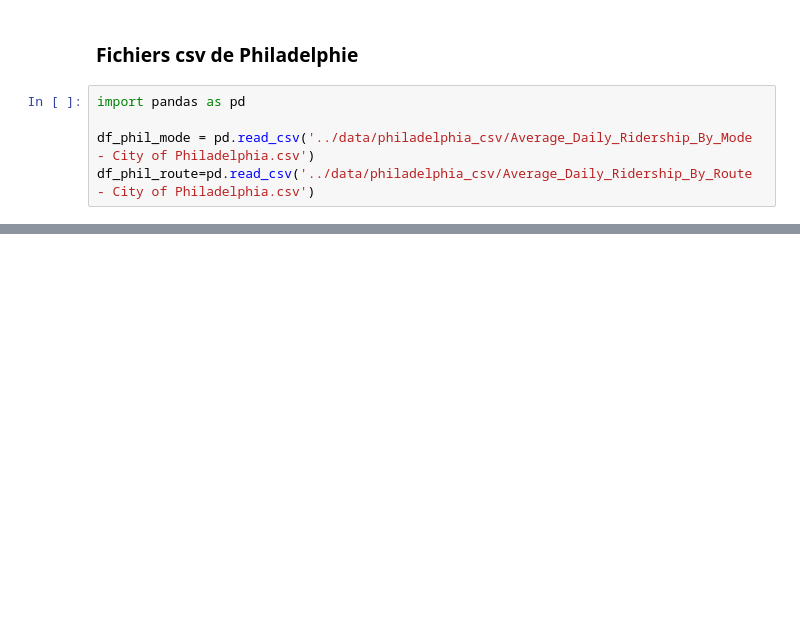
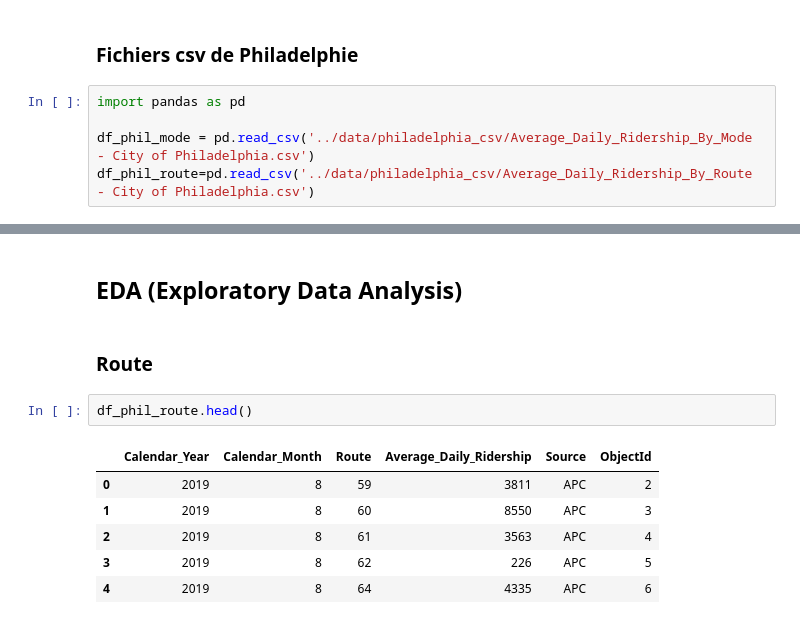
Before and after one commit to safiyadaoudi01/ridership-analytics-Chicago-vs-Philadelphie, a Jupyter notebook: notebooks/etl_preparation.ipynb, the cells around one changed output, grey strips where cells are left out. Saved outputs shown, nothing was run; the diff lists cells and outputs as text; blank space fills up the shorter version.

```diff
--- a/notebooks/etl_preparation.ipynb
+++ b/notebooks/etl_preparation.ipynb
@@ -46,0 +136,13 @@ df_phil_route.columns
+# %% [markdown]
+## EDA (Exploratory Data Analysis)
+# %% [markdown]
+### Route
+# %%
+df_phil_route.head()
+# %% [output]
+|  | Calendar_Year | Calendar_Month | Route | Average_Daily_Ridership | Source | ObjectId |
+| 0 | 2019 | 8 | 59 | 3811 | APC | 2 |
+| 1 | 2019 | 8 | 60 | 8550 | APC | 3 |
+| 2 | 2019 | 8 | 61 | 3563 | APC | 4 |
+| 3 | 2019 | 8 | 62 | 226 | APC | 5 |
+| 4 | 2019 | 8 | 64 | 4335 | APC | 6 |
```
Also changed, not shown: parts of 65 cells of this notebook, 23 other files.
